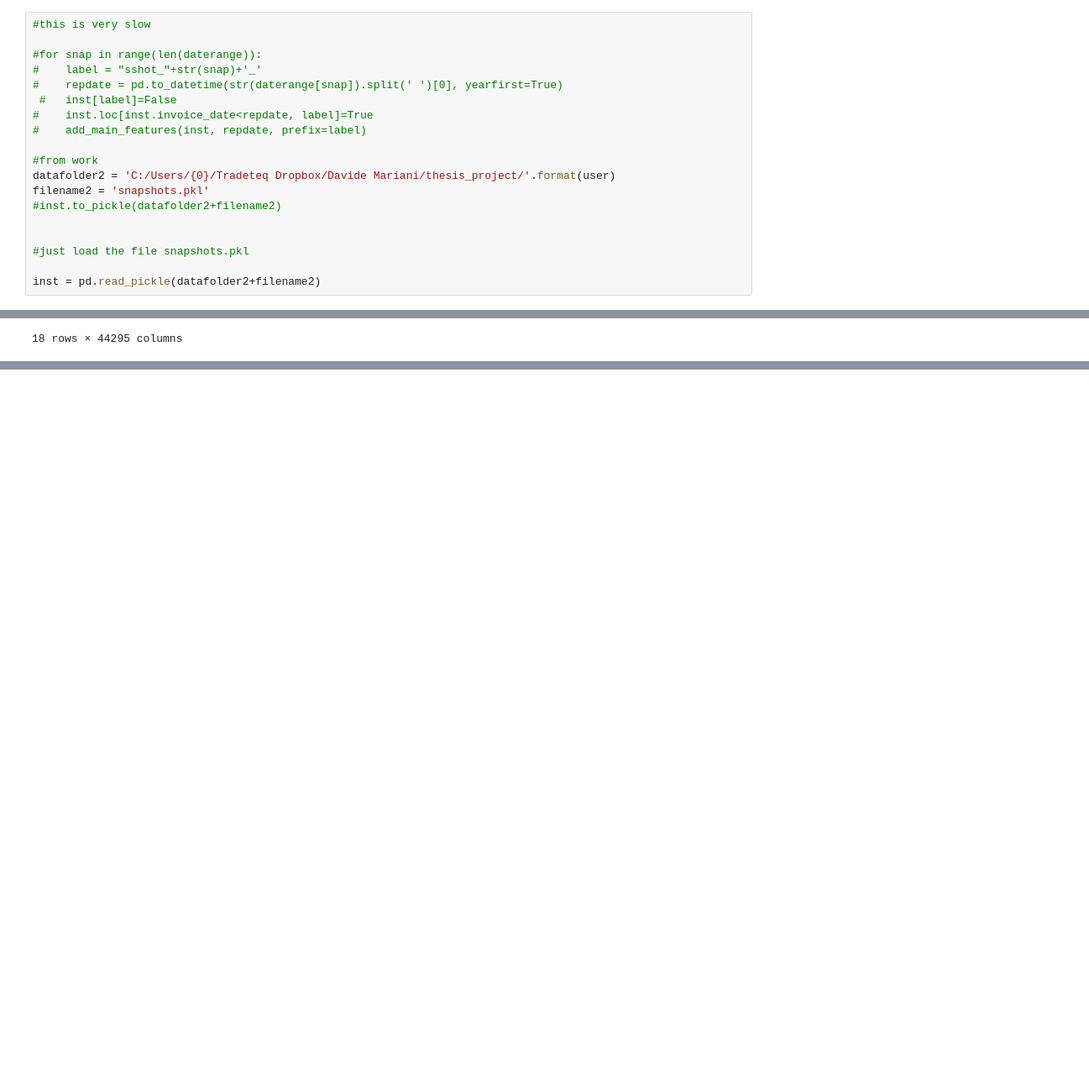
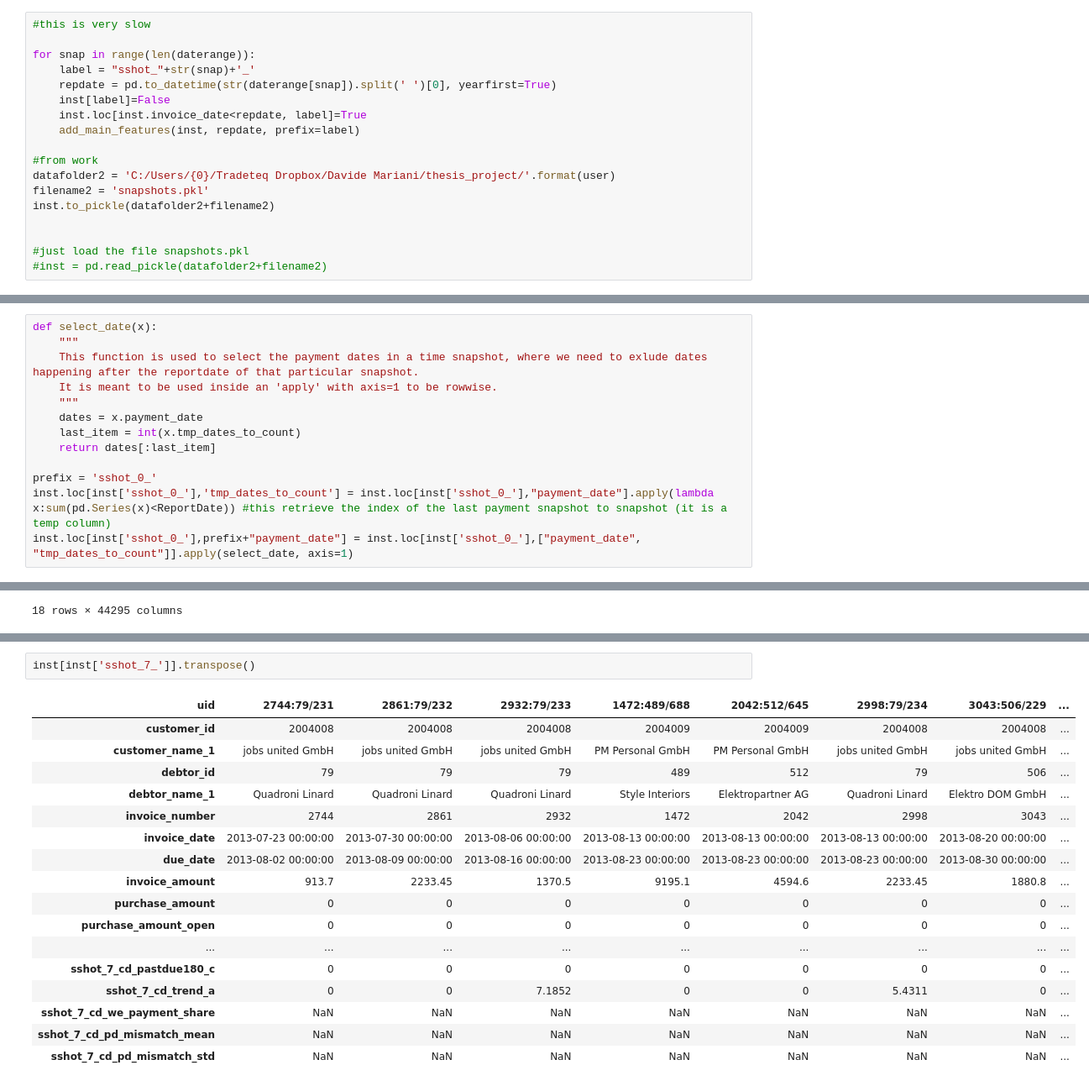
Before and after one commit to davidemariani/networkAnalysisForML, a Jupyter notebook: 06_time_snapshots.ipynb, the cells around one changed output, grey strips where cells are left out. Shown at 84% size. Drawn from its saved outputs; the diff is of its cells as text; blank space fills up the shorter version.

Commit message:
critical speed improvement in snapshots creation - row selection in features_utils - change of logic in the notebook

```diff
--- a/06_time_snapshots.ipynb
+++ b/06_time_snapshots.ipynb
@@ -95,19 +117,18 @@ True
 # %%
 #this is very slow
 
-#for snap in range(len(daterange)):
-#    label = "sshot_"+str(snap)+'_'
-#    repdate = pd.to_datetime(str(daterange[snap]).split(' ')[0], yearfirst=True)
- #   inst[label]=False
-#    inst.loc[inst.invoice_date<repdate, label]=True
-#    add_main_features(inst, repdate, prefix=label)
+for snap in range(len(daterange)):
+    label = "sshot_"+str(snap)+'_'
+    repdate = pd.to_datetime(str(daterange[snap]).split(' ')[0], yearfirst=True)
+    inst[label]=False
+    inst.loc[inst.invoice_date<repdate, label]=True
+    add_main_features(inst, repdate, prefix=label)
 
 #from work
 datafolder2 = 'C:/Users/{0}/Tradeteq Dropbox/Davide Mariani/thesis_project/'.format(user)
 filename2 = 'snapshots.pkl'
-#inst.to_pickle(datafolder2+filename2)
+inst.to_pickle(datafolder2+filename2)
 
 
 #just load the file snapshots.pkl
-
-inst = pd.read_pickle(datafolder2+filename2)
+#inst = pd.read_pickle(datafolder2+filename2)
@@ -113,0 +154,13 @@ inst = pd.read_pickle(datafolder2+filename2)
+# %%
+def select_date(x):
+    """
+    This function is used to select the payment dates in a time snapshot, where we need to exlude dates happening after the reportdate of that particular snapshot.
+    It is meant to be used inside an 'apply' with axis=1 to be rowwise.
+    """
+    dates = x.payment_date
+    last_item = int(x.tmp_dates_to_count)
+    return dates[:last_item]
+
+prefix = 'sshot_0_'
+inst.loc[inst['sshot_0_'],'tmp_dates_to_count'] = inst.loc[inst['sshot_0_'],"payment_date"].apply(lambda x:sum(pd.Series(x)<ReportDate)) #this retrieve the index of the last payment snapshot to snapshot (it is a temp column)
+inst.loc[inst['sshot_0_'],prefix+"payment_date"] = inst.loc[inst['sshot_0_'],["payment_date", "tmp_dates_to_count"]].apply(select_date, axis=1)
@@ -184,0 +290,20 @@ Index(['customer_id', 'customer_name_1', 'debtor_id', 'debtor_name_1',
+# %%
+inst[inst['sshot_7_']].transpose()
+# %% [output]
+| uid | 2744:79/231 | 2861:79/232 | 2932:79/233 | 1472:489/688 | 2042:512/645 | 2998:79/234 | 3043:506/229 | ... |
+| customer_id | 2004008 | 2004008 | 2004008 | 2004009 | 2004009 | 2004008 | 2004008 | ... |
+| customer_name_1 | jobs united GmbH | jobs united GmbH | jobs united GmbH | PM Personal GmbH | PM Personal GmbH | jobs united GmbH | jobs united GmbH | ... |
+| debtor_id | 79 | 79 | 79 | 489 | 512 | 79 | 506 | ... |
+| debtor_name_1 | Quadroni Linard | Quadroni Linard | Quadroni Linard | Style Interiors | Elektropartner AG | Quadroni Linard | Elektro DOM GmbH | ... |
+| invoice_number | 2744 | 2861 | 2932 | 1472 | 2042 | 2998 | 3043 | ... |
+| invoice_date | 2013-07-23 00:00:00 | 2013-07-30 00:00:00 | 2013-08-06 00:00:00 | 2013-08-13 00:00:00 | 2013-08-13 00:00:00 | 2013-08-13 00:00:00 | 2013-08-20 00:00:00 | ... |
+| due_date | 2013-08-02 00:00:00 | 2013-08-09 00:00:00 | 2013-08-16 00:00:00 | 2013-08-23 00:00:00 | 2013-08-23 00:00:00 | 2013-08-23 00:00:00 | 2013-08-30 00:00:00 | ... |
+| invoice_amount | 913.7 | 2233.45 | 1370.5 | 9195.1 | 4594.6 | 2233.45 | 1880.8 | ... |
+| purchase_amount | 0 | 0 | 0 | 0 | 0 | 0 | 0 | ... |
+| purchase_amount_open | 0 | 0 | 0 | 0 | 0 | 0 | 0 | ... |
+| ... | ... | ... | ... | ... | ... | ... | ... | ... |
+| sshot_7_cd_pastdue180_c | 0 | 0 | 0 | 0 | 0 | 0 | 0 | ... |
+| sshot_7_cd_trend_a | 0 | 0 | 7.1852 | 0 | 0 | 5.4311 | 0 | ... |
+| sshot_7_cd_we_payment_share | NaN | NaN | NaN | NaN | NaN | NaN | NaN | ... |
+| sshot_7_cd_pd_mismatch_mean | NaN | NaN | NaN | NaN | NaN | NaN | NaN | ... |
+| sshot_7_cd_pd_mismatch_std | NaN | NaN | NaN | NaN | NaN | NaN | NaN | ... |
```
Also changed, not shown: parts of 11 cells of this notebook, 1 other file.
